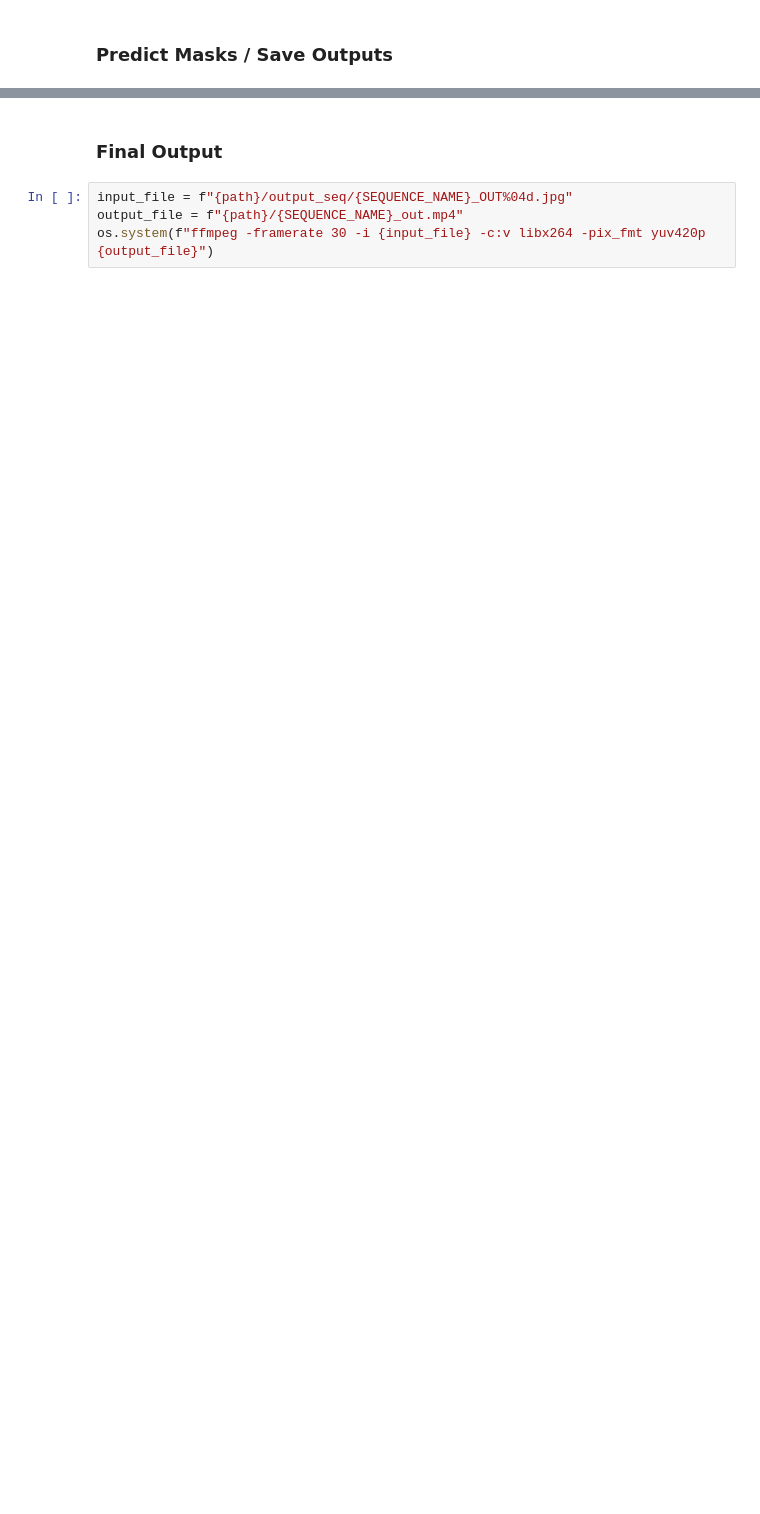
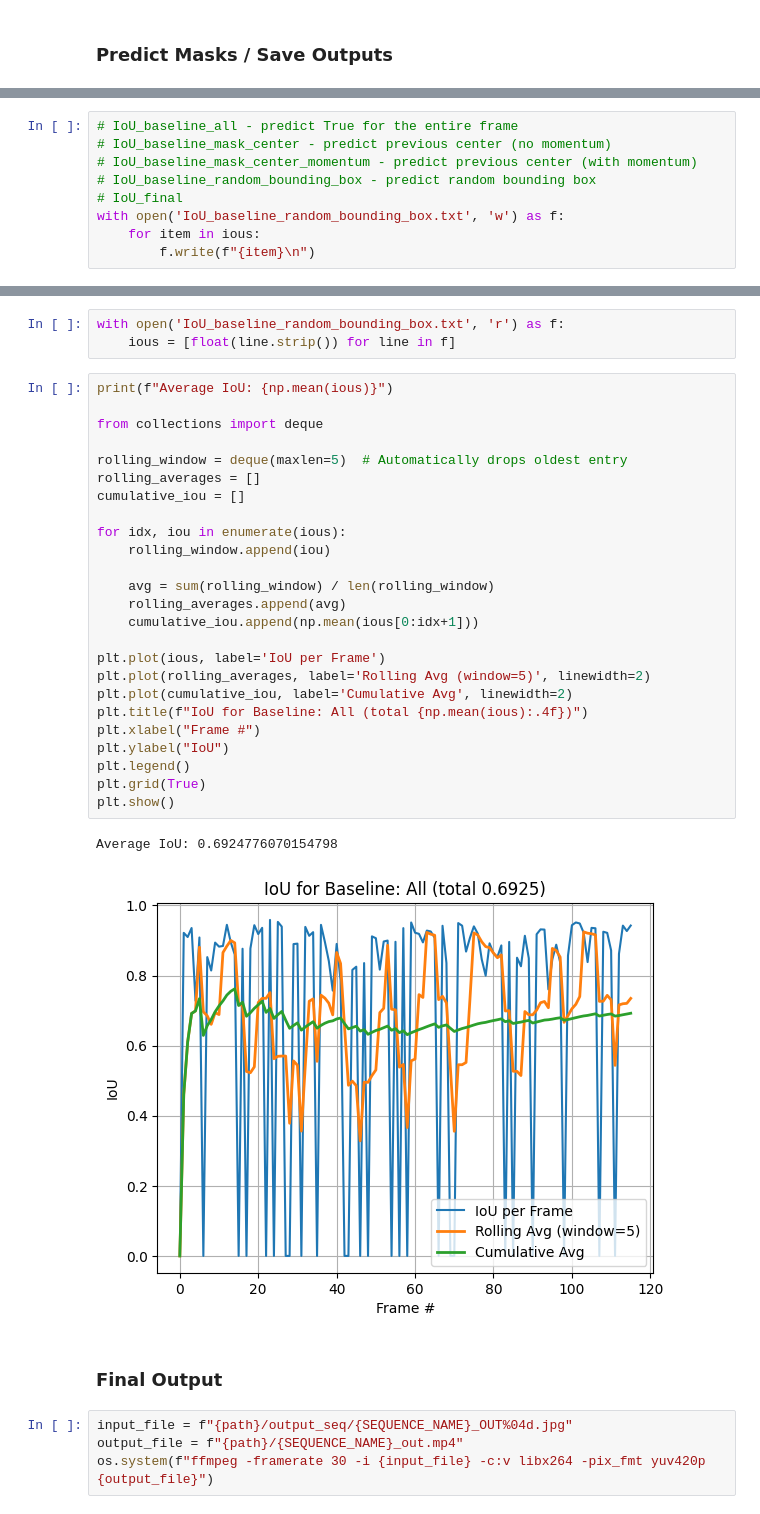
Before and after one commit to bzwangucsd/bzwangucsd_ece228, a Jupyter notebook: motion_tracking.ipynb, the cells around one changed output, grey strips where cells are left out. Saved outputs shown, nothing was run; the diff lists cells and outputs as text; blank space fills up the shorter version.

```diff
--- a/motion_tracking.ipynb
+++ b/motion_tracking.ipynb
@@ -204,0 +233,9 @@ for i in tqdm(range(sequence_start, sequence_end + 1)):
+# %%
+# IoU_baseline_all - predict True for the entire frame
+# IoU_baseline_mask_center - predict previous center (no momentum)
+# IoU_baseline_mask_center_momentum - predict previous center (with momentum)
+# IoU_baseline_random_bounding_box - predict random bounding box
+# IoU_final
+with open('IoU_baseline_random_bounding_box.txt', 'w') as f:
+    for item in ious:
+        f.write(f"{item}\n")
@@ -205,3 +244,34 @@ for i in tqdm(range(sequence_start, sequence_end + 1)):
+# %%
+with open('IoU_baseline_random_bounding_box.txt', 'r') as f:
+    ious = [float(line.strip()) for line in f]
+# %%
+print(f"Average IoU: {np.mean(ious)}")
+
+from collections import deque
+
+rolling_window = deque(maxlen=5)  # Automatically drops oldest entry
+rolling_averages = []
+cumulative_iou = []
+
+for idx, iou in enumerate(ious):
+    rolling_window.append(iou)
+
+    avg = sum(rolling_window) / len(rolling_window)
+    rolling_averages.append(avg)
+    cumulative_iou.append(np.mean(ious[0:idx+1]))
+
+plt.plot(ious, label='IoU per Frame')
+plt.plot(rolling_averages, label='Rolling Avg (window=5)', linewidth=2)
+plt.plot(cumulative_iou, label='Cumulative Avg', linewidth=2)
+plt.title(f"IoU for Baseline: All (total {np.mean(ious):.4f})")
+plt.xlabel("Frame #")
+plt.ylabel("IoU")
+plt.legend()
+plt.grid(True)
+plt.show()
+# %% [output]
+Average IoU: 0.6924776070154798
+[figure, added]
 # %% [markdown]
 ### Final Output
 # %%
```
Also changed, not shown: parts of 8 cells of this notebook, 8 other files.
